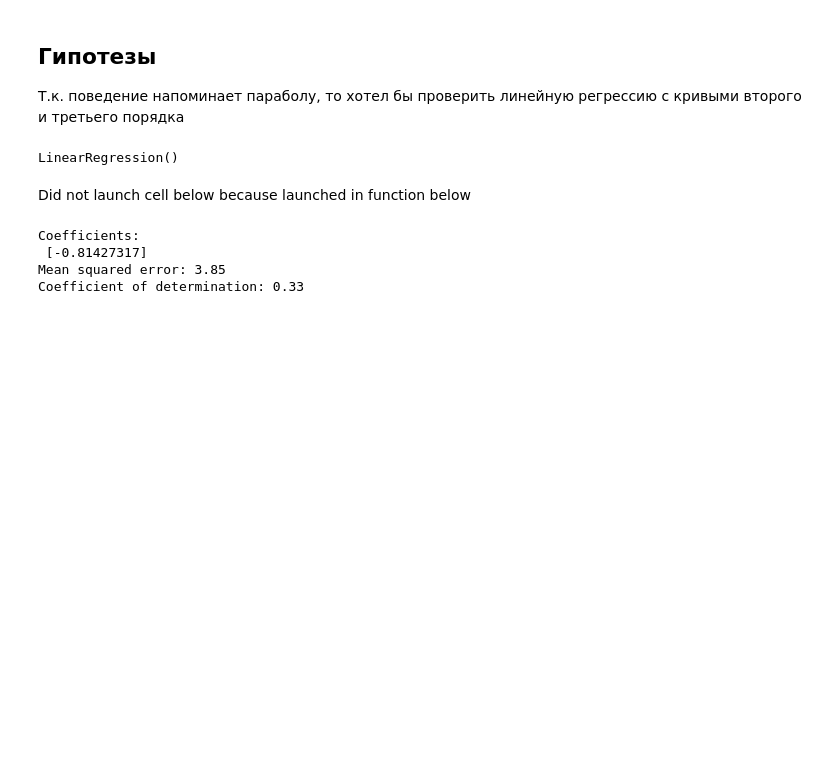
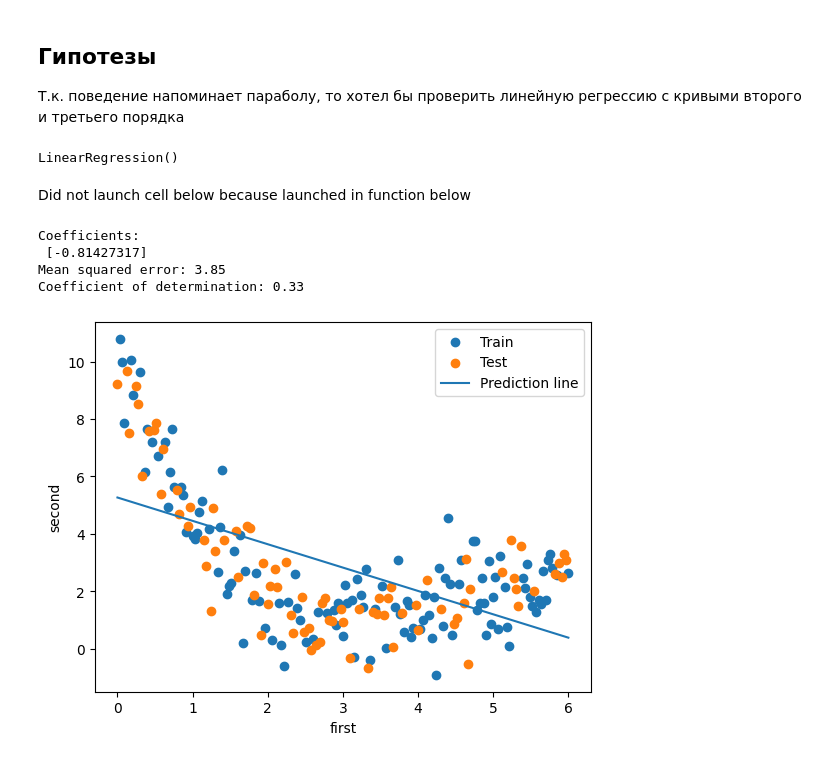
Before and after one commit to isAmirKhashimov/scikit-learn-labs, a Jupyter notebook: stud/khashimov/lab1/lab1.ipynb, the cells around one changed output. Saved outputs shown, nothing was run; the diff lists cells and outputs as text; code cells hidden in the pictures; blank space fills up the shorter version.

Commit message:
visualize results

```diff
--- a/stud/khashimov/lab1/lab1.ipynb
+++ b/stud/khashimov/lab1/lab1.ipynb
@@ -85,18 +87,46 @@ LinearRegression()
 # %% [markdown]
 Did not launch cell below because launched in function below
 # %%
-def show_prediction_result(model, poly):
+def show_prediction_metrics(model, poly):
   x_test_reshaped = np.array(x_test).reshape(-1, 1)
   x_poly = poly.fit_transform(x_test_reshaped)
   y_pred = model.predict(x_poly)
   print("Coefficients: \n", model.coef_)
   print("Mean squared error: %.2f" % mean_squared_error(y_test, y_pred))
   print("Coefficient of determination: %.2f" % r2_score(y_test, y_pred))
+# %%
+def show_prediction_plot(model, poly):
+  x_train_reshaped = np.array(x_train).reshape(-1, 1)
+  x_test_reshaped = np.array(x_test).reshape(-1, 1)
+
+  x_line = np.linspace(
+   min(x_train_reshaped.min(), x_test_reshaped.min()),
+   max(x_train_reshaped.max(), x_test_reshaped.max()),
+   500
+  ).reshape(-1, 1)
+
+  y_line = model.predict(poly.transform(x_line))
+
+  plt.scatter(x_train_reshaped, y_train, label='Train')
+  plt.scatter(x_test_reshaped, y_test, label='Test')
+  plt.plot(x_line, y_line, label='Prediction line')
+
+  plt.xlabel('first')
+  plt.ylabel('second')
+  plt.legend()
+  plt.Normalize()
+
+  plt.show()
+# %%
+def show_model_result(model, poly):
+  show_prediction_metrics(model, poly)
+  show_prediction_plot(model, poly)
 # %%
-show_prediction_result(model1, poly1)
+show_model_result(model1, poly1)
 # %% [output]
 Coefficients:
  [-0.81427317]
 Mean squared error: 3.85
 Coefficient of determination: 0.33
+[figure, added]
 # %%
```
Also changed, not shown: parts of 3 cells of this notebook.
